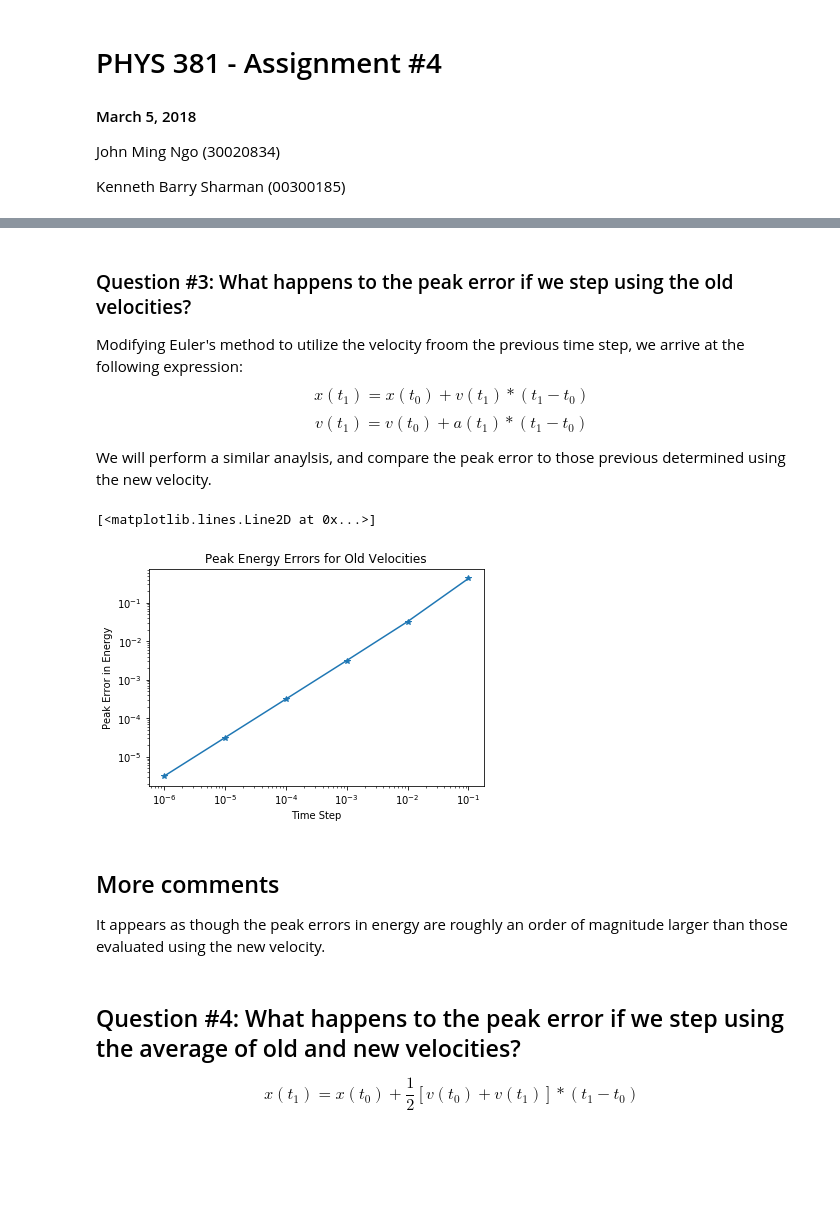
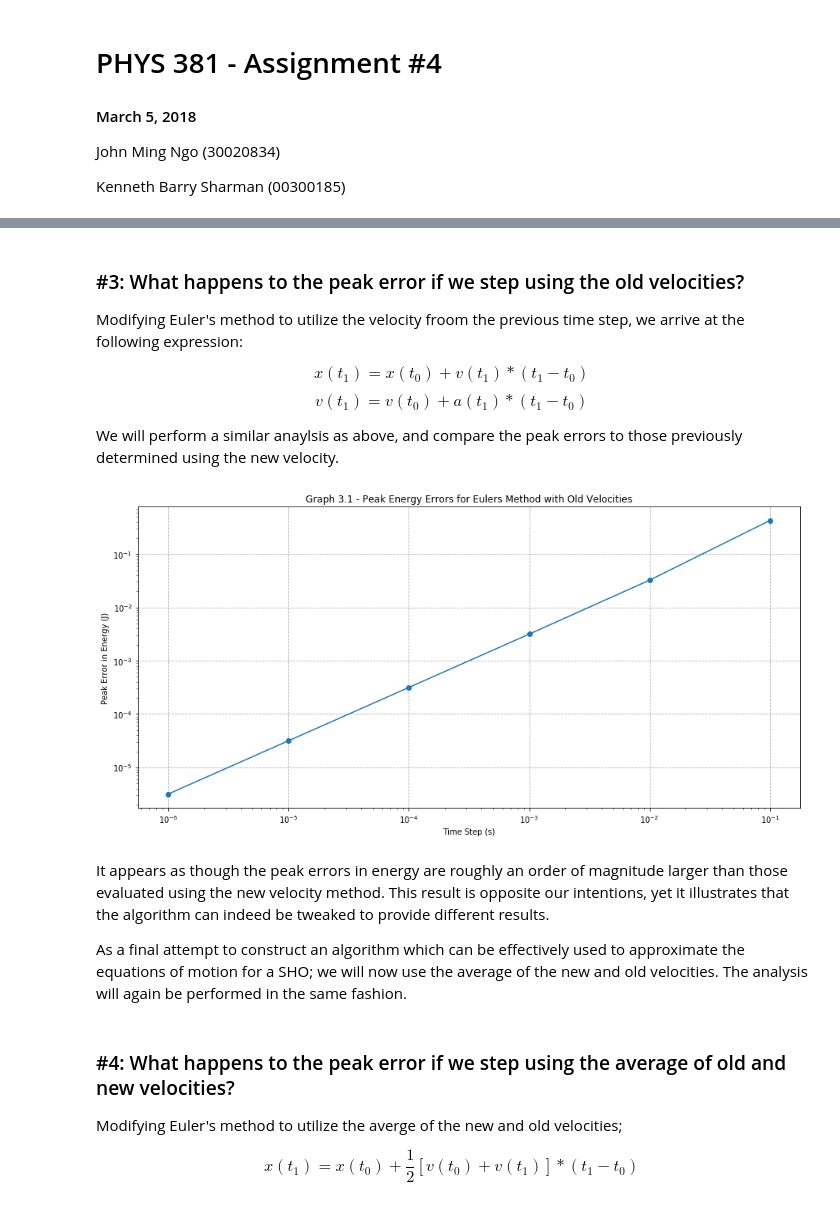
Before and after one commit to DarkwarriorJ/PHYS-381-Jackel, a Jupyter notebook: Assignment4_JandK.ipynb, the cells around one changed output, grey strips where cells are left out. Drawn from its saved outputs; the diff is of its cells as text; code cells hidden in the pictures; blank space fills up the shorter version.

```diff
--- a/Assignment4_JandK.ipynb
+++ b/Assignment4_JandK.ipynb
@@ -180,7 +204,8 @@ As we can see from the graph; as the time step size increses, the error in the f
 # %% [markdown]
-### Question \#3: What happens to the peak error if we step using the old velocities?
+### \#3: What happens to the peak error if we step using the old velocities?
 Modifying Euler's method to utilize the velocity froom the previous time step, we arrive at the following expression:
+
 $$ x(t_1) = x(t_0) + v(t_1) * (t_1 - t_0) $$
 $$ v(t_1) = v(t_0) + a(t_1) * (t_1 - t_0) $$
 
-We will perform a similar anaylsis, and compare the peak error to those previous determined using the new velocity.
+We will perform a similar anaylsis as above, and compare the peak errors to those previously determined using the new velocity.
@@ -225,23 +212,14 @@ def eulerSpringSystemOldVelocities(m = 1.0, k = 1.0, x = 1.0, v = 0.0, dt = 1.0e
-# %%
-peakE2 = []
-deltaList = [1e-6, 1e-5, 1e-4, 1e-3, 1e-2, 1e-1]
-for delta in deltaList:
-    x, v, a, t = eulerSpringSystemOldVelocities(dt=delta,)
-    E = 0.5*m*v**2 + 0.5*k*x**2
-    peakE2.append( np.max( np.abs(E-initialEnergy(m, k)) ))
-
-plt.title('Peak Energy Errors for Old Velocities')
-plt.ylabel('Peak Error in Energy')
-plt.xlabel('Time Step')
-plt.xscale('log')
-plt.yscale('log')
-plt.plot(deltaList, peakE2, '*-')
-# %% [output]
-[<matplotlib.lines.Line2D at 0x...>]
-[figure, removed]
-# %% [markdown]
-## More comments
-It appears as though the peak errors in energy are roughly an order of magnitude larger than those evaluated using the new velocity.
+# %%
+plotEnergyErrorGraph('Graph 3.1 - Peak Energy Errors for Eulers Method with Old Velocities', 'old')
+# %% [output]
+[figure, added]
+# %% [markdown]
+It appears as though the peak errors in energy are roughly an order of magnitude larger than those evaluated using the new velocity method. This result is opposite our intentions, yet it illustrates that the algorithm can indeed be tweaked to provide different results.
+
+As a final attempt to construct an algorithm which can be effectively used to approximate the equations of motion for a SHO; we will now use the average of the new and old velocities. The analysis will again be performed in the same fashion.
 # %% [markdown]
-## Question \#4: What happens to the peak error if we step using the average of old and new velocities?
+### \#4: What happens to the peak error if we step using the average of old and new velocities?
+
+Modifying Euler's method to utilize the averge of the new and old velocities;
+
 $$ x(t_1) = x(t_0) + \frac{1}{2}[ v(t_0) + v(t_1) ] * (t_1 - t_0) $$
```
Also changed, not shown: parts of 28 cells of this notebook.
